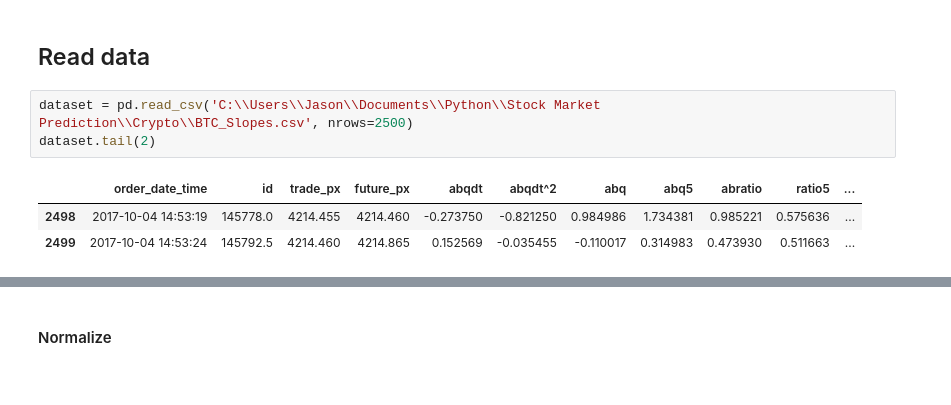
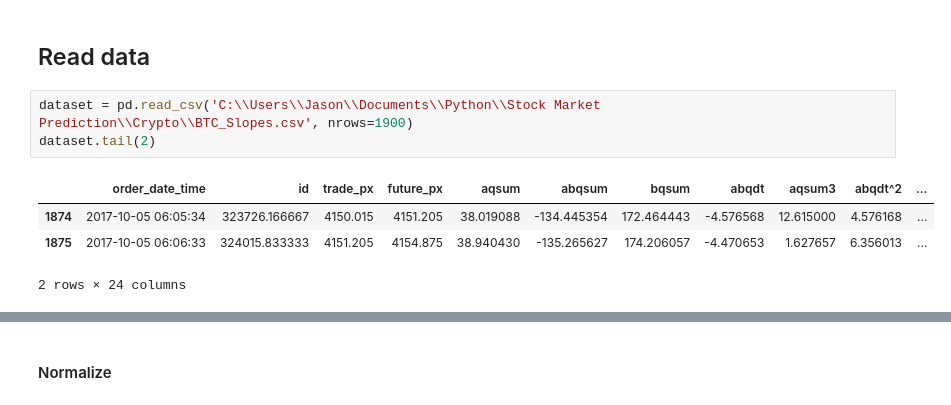
Before and after one commit to XsCpExAlX/Ethereum, a Jupyter notebook: Cryptocurrency_Market_Predictor_Backtrader-Copy2.ipynb, the cells around one changed output, grey strips where cells are left out. Saved outputs shown, nothing was run; the diff lists cells and outputs as text.

```diff
--- a/Cryptocurrency_Market_Predictor_Backtrader-Copy2.ipynb
+++ b/Cryptocurrency_Market_Predictor_Backtrader-Copy2.ipynb
@@ -11,9 +11,10 @@ import matplotlib.pyplot as plt
 # %% [markdown]
 ## Read data
 # %%
-dataset = pd.read_csv('C:\\Users\\Jason\\Documents\\Python\\Stock Market Prediction\\Crypto\\BTC_Slopes.csv', nrows=2500)
+dataset = pd.read_csv('C:\\Users\\Jason\\Documents\\Python\\Stock Market Prediction\\Crypto\\BTC_Slopes.csv', nrows=1900)
 dataset.tail(2)
 # %% [output]
-|  | order_date_time | id | trade_px | future_px | abqdt | abqdt^2 | abq | abq5 | abratio | ratio5 | ... |
-| 2498 | 2017-10-04 14:53:19 | 145778.0 | 4214.455 | 4214.460 | -0.273750 | -0.821250 | 0.984986 | 1.734381 | 0.985221 | 0.575636 | ... |
-| 2499 | 2017-10-04 14:53:24 | 145792.5 | 4214.460 | 4214.865 | 0.152569 | -0.035455 | -0.110017 | 0.314983 | 0.473930 | 0.511663 | ... |
+|  | order_date_time | id | trade_px | future_px | aqsum | abqsum | bqsum | abqdt | aqsum3 | abqdt^2 | ... |
+| 1874 | 2017-10-05 06:05:34 | 323726.166667 | 4150.015 | 4151.205 | 38.019088 | -134.445354 | 172.464443 | -4.576568 | 12.615000 | 4.576168 | ... |
+| 1875 | 2017-10-05 06:06:33 | 324015.833333 | 4151.205 | 4154.875 | 38.940430 | -135.265627 | 174.206057 | -4.470653 | 1.627657 | 6.356013 | ... |
+2 rows × 24 columns
```
Also changed, not shown: parts of 32 cells of this notebook.
